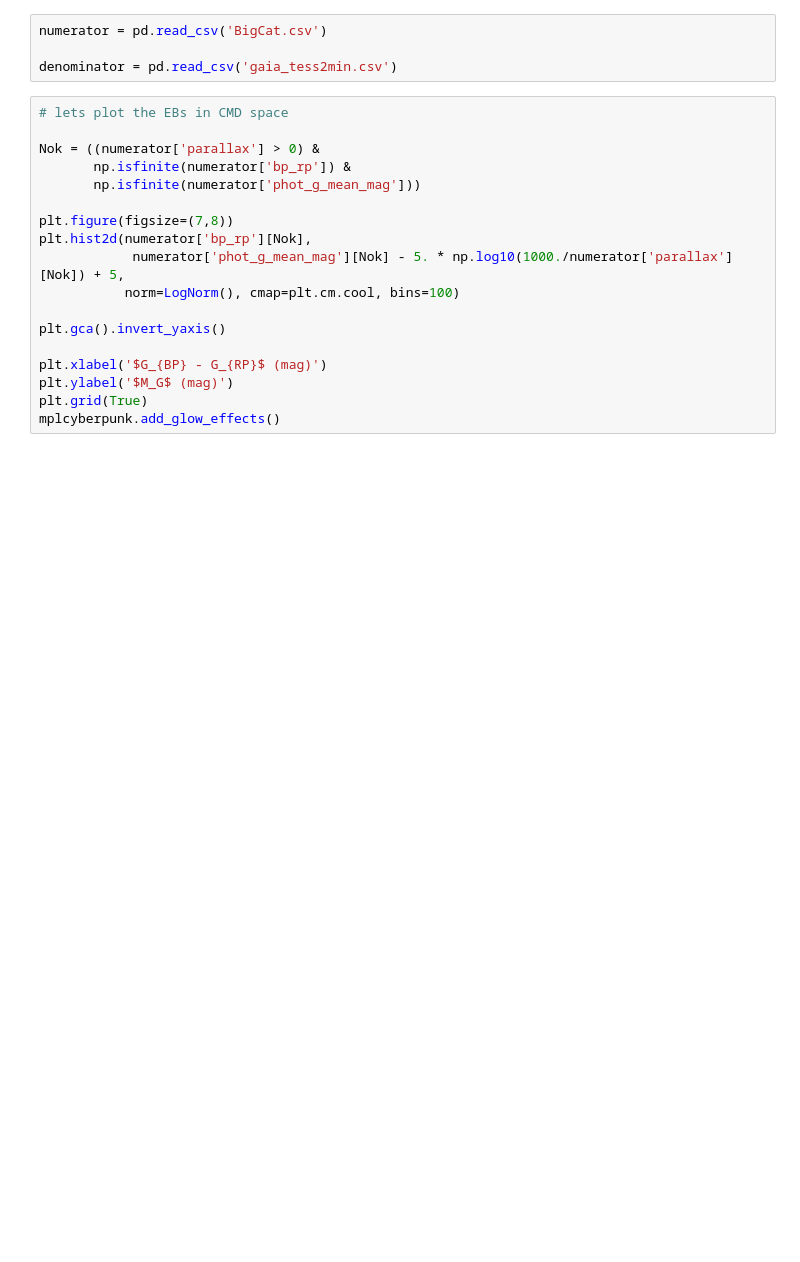
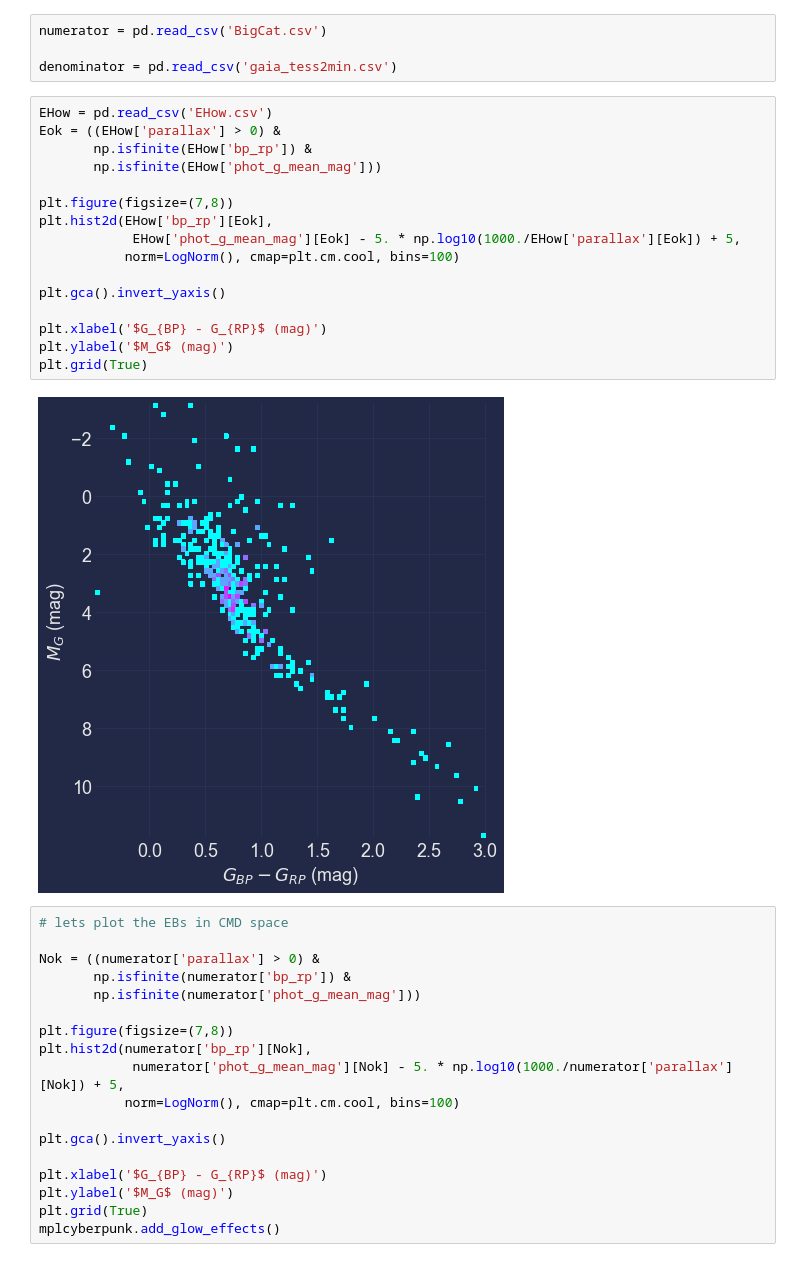
Before and after one commit to jradavenport/EBHRD, a Jupyter notebook: notebooks/metric_v1.ipynb, the cells around one changed output. Saved outputs shown, nothing was run; the diff lists cells and outputs as text; blank space fills up the shorter version.

```diff
--- a/notebooks/metric_v1.ipynb
+++ b/notebooks/metric_v1.ipynb
@@ -27,6 +49,24 @@ plt.style.use("cyberpunk")
 numerator = pd.read_csv('BigCat.csv')
 
 denominator = pd.read_csv('gaia_tess2min.csv')
+# %%
+EHow = pd.read_csv('EHow.csv')
+Eok = ((EHow['parallax'] > 0) &
+       np.isfinite(EHow['bp_rp']) &
+       np.isfinite(EHow['phot_g_mean_mag']))
+
+plt.figure(figsize=(7,8))
+plt.hist2d(EHow['bp_rp'][Eok],
+            EHow['phot_g_mean_mag'][Eok] - 5. * np.log10(1000./EHow['parallax'][Eok]) + 5,
+           norm=LogNorm(), cmap=plt.cm.cool, bins=100)
+
+plt.gca().invert_yaxis()
+
+plt.xlabel('$G_{BP} - G_{RP}$ (mag)')
+plt.ylabel('$M_G$ (mag)')
+plt.grid(True)
+# %% [output]
+[figure, added]
 # %%
 # lets plot the EBs in CMD space
 
```
Also changed, not shown: parts of 14 cells of this notebook, 2 other files.
